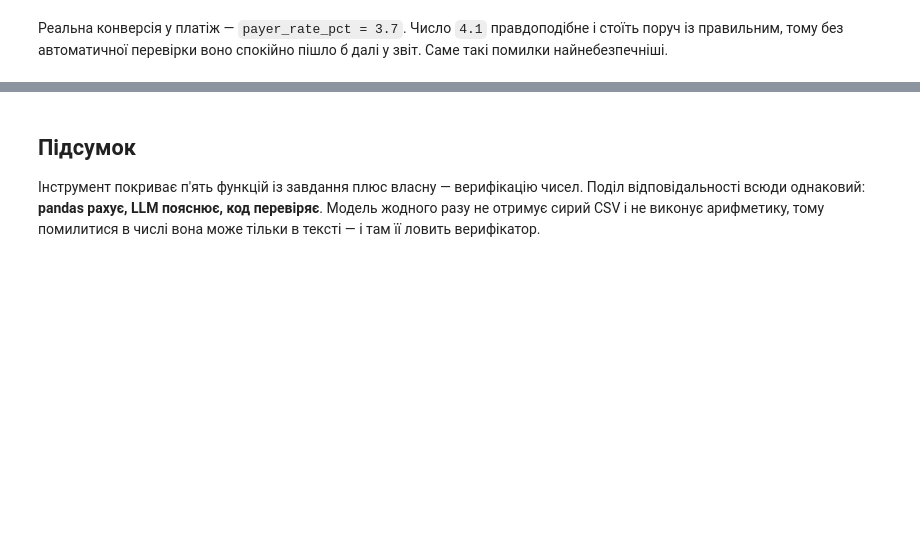
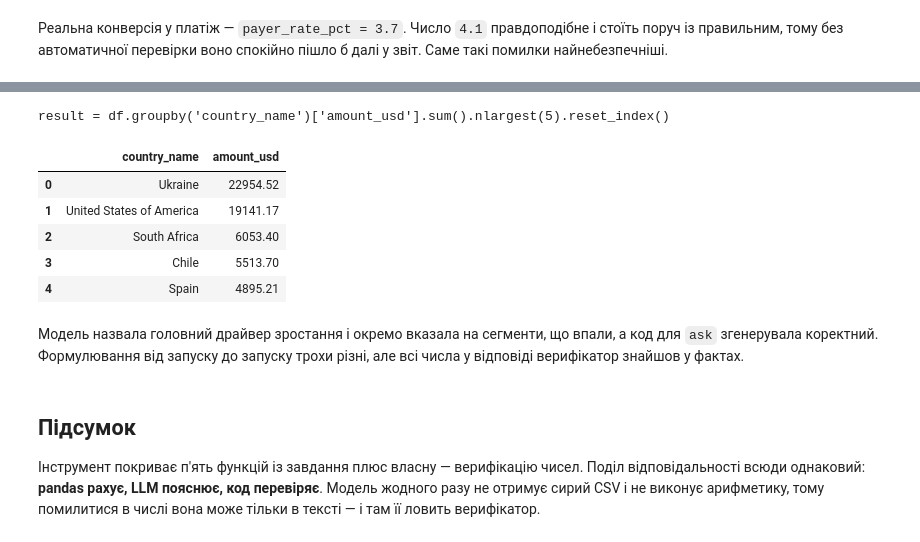
Before and after one commit to AndriiSolomka/kpi-product-analytics-lab4, a Jupyter notebook: demo/demo.ipynb, the cells around one changed output, grey strips where cells are left out. Saved outputs shown, nothing was run; the diff lists cells and outputs as text; code cells hidden in the pictures; blank space fills up the shorter version.

```diff
--- a/demo/demo.ipynb
+++ b/demo/demo.ipynb
@@ -256,0 +263,21 @@ OK                           ← За період зареєструвалос
+# %%
+from datapilot.llm import resolve_config
+from datapilot.anomaly import explain_metric_change
+
+cfg = resolve_config()
+print(cfg.provider, "/", cfg.model, "/", cfg.base_url)
+
+res = explain_metric_change(daily, metric="new_users", date_col="date",
+                            base=("2024-04-05", "2024-04-19"),
+                            compare=("2024-04-20", "2024-05-11"),
+                            dims=["app", "country_name"], cfg=cfg)
+llm = res["llm"]
+print("\n" + llm["headline"])
+for d in llm["main_drivers"]:
+    print(" •", d)
+for c in llm["likely_causes"]:
+    print(f"\n[{c['confidence']}] {c['hypothesis']}\n   {c['supporting_numbers']}")
+print("\nЩо перевірити далі:")
+for w in llm["what_to_check_next"]:
+    print(" •", w)
+print("\nВерифікація:", res["verification"])
@@ -257,3 +300,21 @@ OK                           ← За період зареєструвалос
+# %%
+from datapilot.nl2pandas import ask
+
+r = ask(pays, "Покажи топ-5 країн за виручкою", cfg=cfg)
+print(r["code"])
+r["result"]
+# %% [output]
+result = df.groupby('country_name')['amount_usd'].sum().nlargest(5).reset_index()
+|  | country_name | amount_usd |
+| 0 | Ukraine | 22954.52 |
+| 1 | United States of America | 19141.17 |
+| 2 | South Africa | 6053.40 |
+| 3 | Chile | 5513.70 |
+| 4 | Spain | 4895.21 |
+# %% [markdown]
+Модель назвала головний драйвер зростання і окремо вказала на сегменти, що
+впали, а код для `ask` згенерувала коректний. Формулювання від запуску до
+запуску трохи різні, але всі числа у відповіді верифікатор знайшов у фактах.
 # %% [markdown]
 ## Підсумок
 
```
Also changed, not shown: parts of 3 cells of this notebook, 16 other files.
